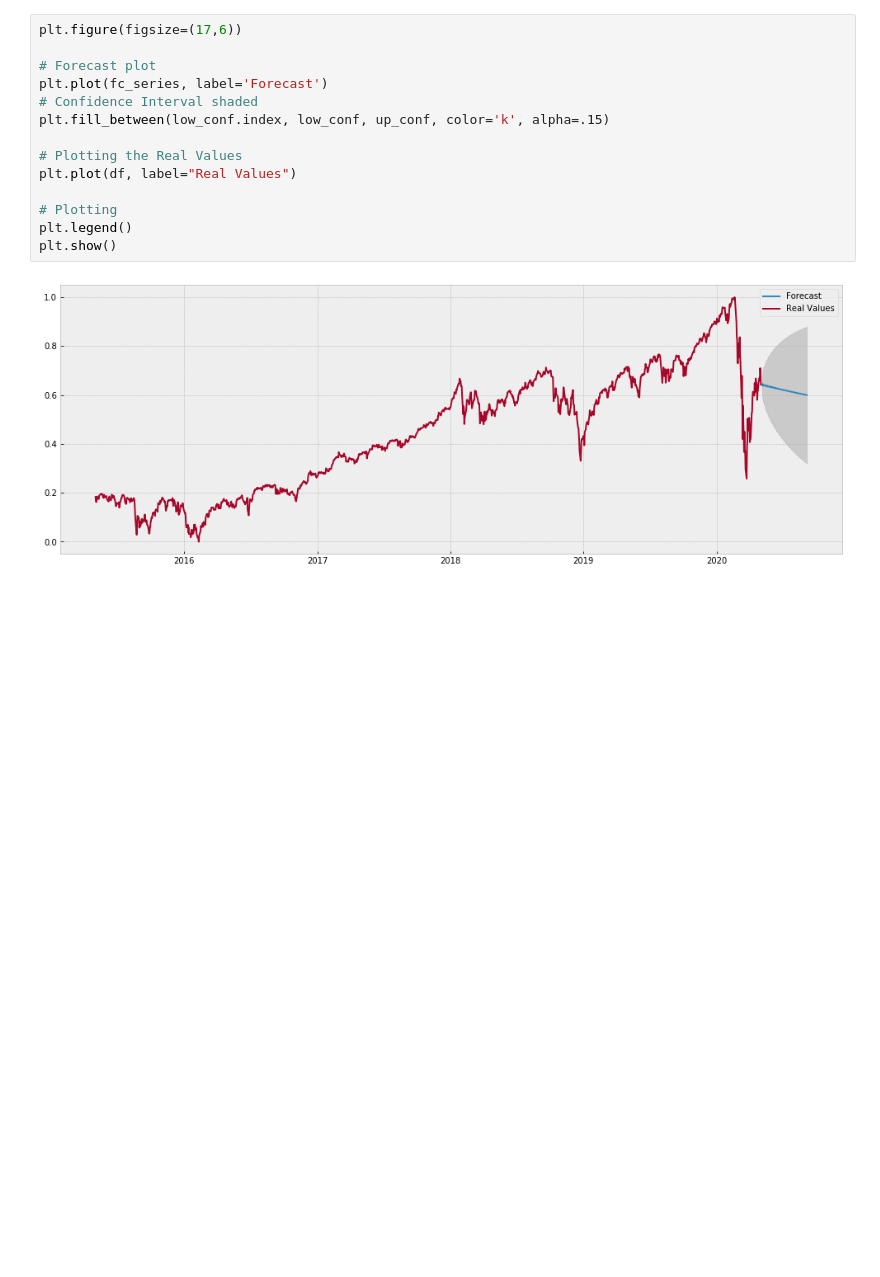
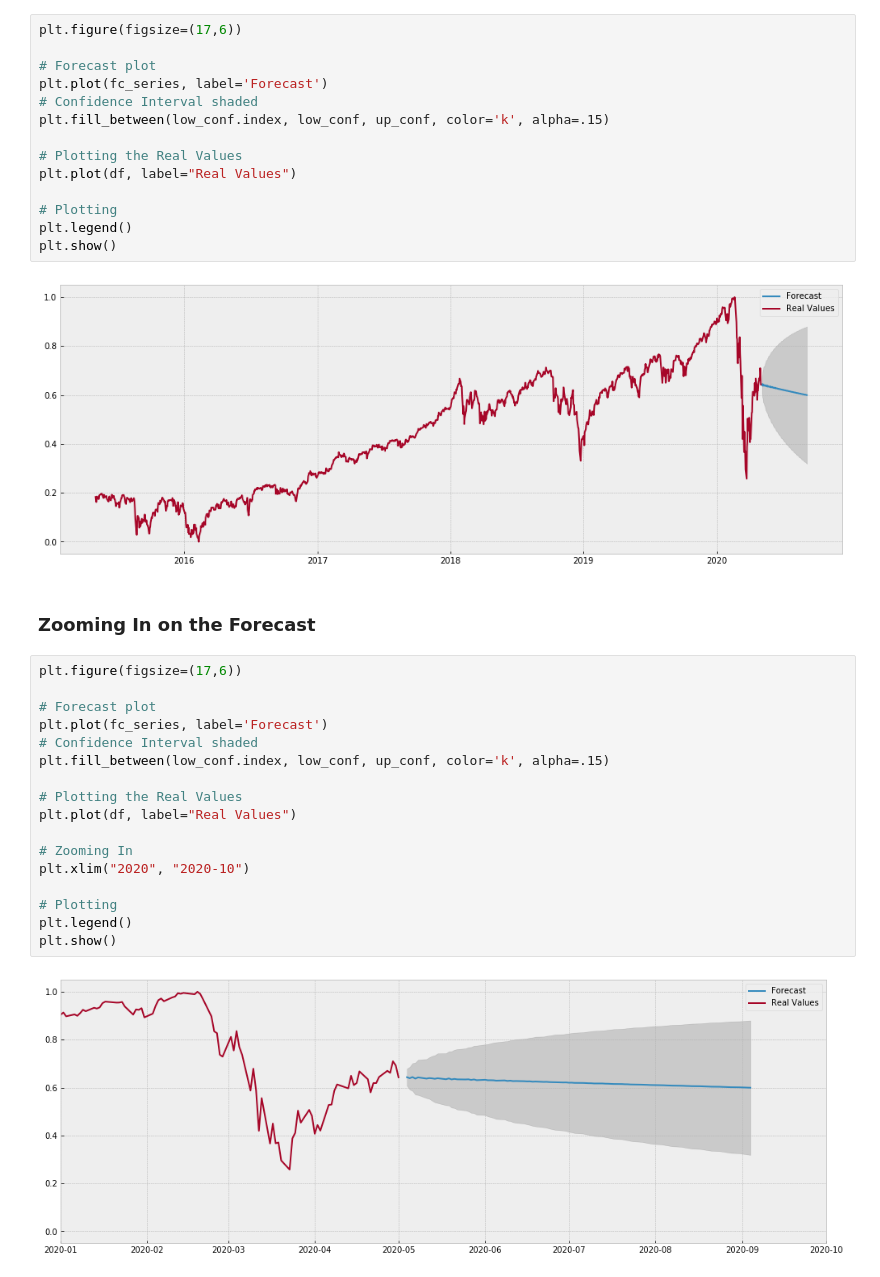
Before and after one commit to marcosan93/Price-Forecaster, a Jupyter notebook: ARMA-Stock-Model.ipynb, the cells around one changed output. Drawn from its saved outputs; the diff is of its cells as text; blank space fills up the shorter version.

Commit message:
zoom in on the forecasted values

```diff
--- a/ARMA-Stock-Model.ipynb
+++ b/ARMA-Stock-Model.ipynb
@@ -301,3 +301,24 @@ plt.legend()
 plt.show()
 # %% [output]
 [figure]
+# %% [markdown]
+### Zooming In on the Forecast
+# %%
+plt.figure(figsize=(17,6))
+
+# Forecast plot
+plt.plot(fc_series, label='Forecast')
+# Confidence Interval shaded
+plt.fill_between(low_conf.index, low_conf, up_conf, color='k', alpha=.15)
+
+# Plotting the Real Values
+plt.plot(df, label="Real Values")
+
+# Zooming In
+plt.xlim("2020", "2020-10")
+
+# Plotting
+plt.legend()
+plt.show()
+# %% [output]
+[figure, added]
```
